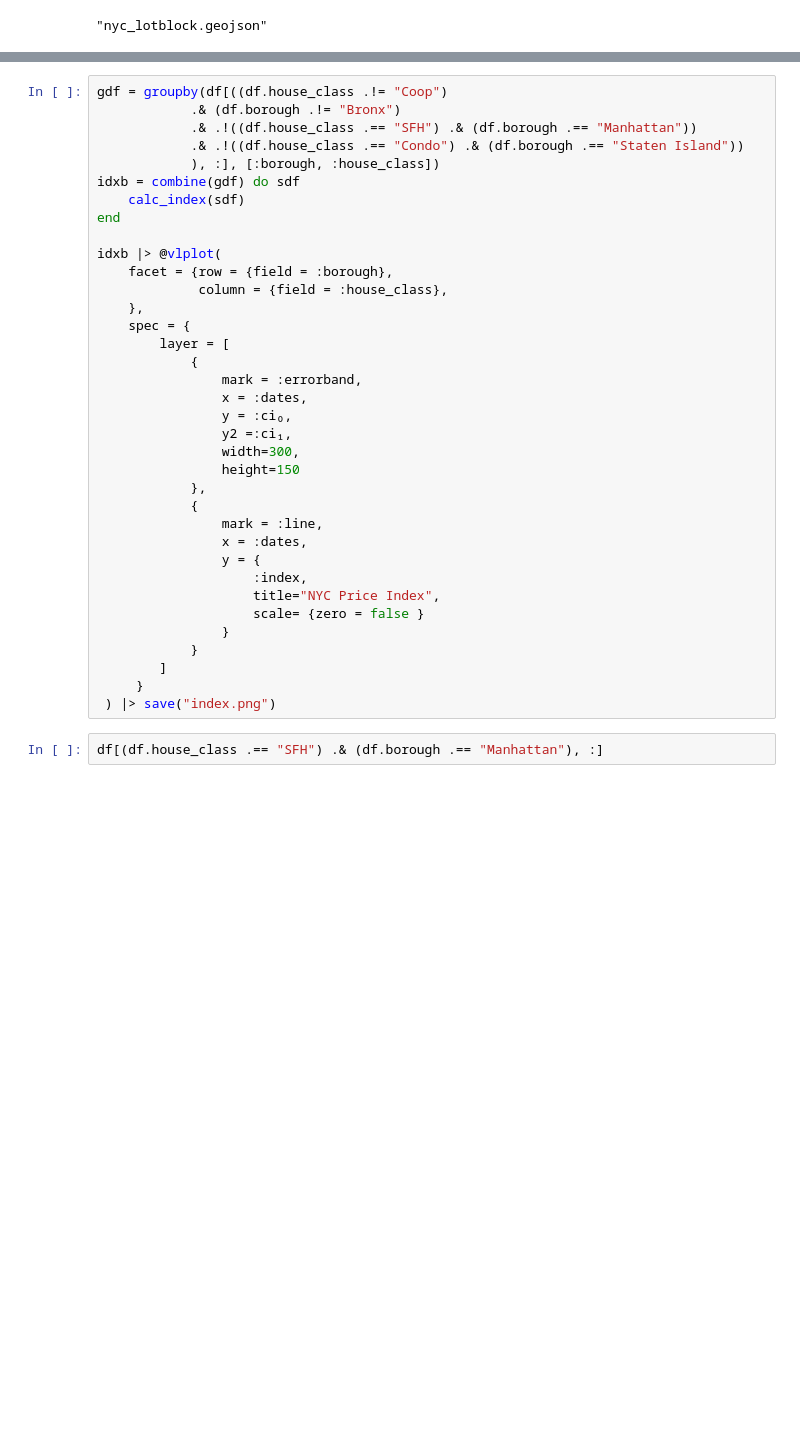
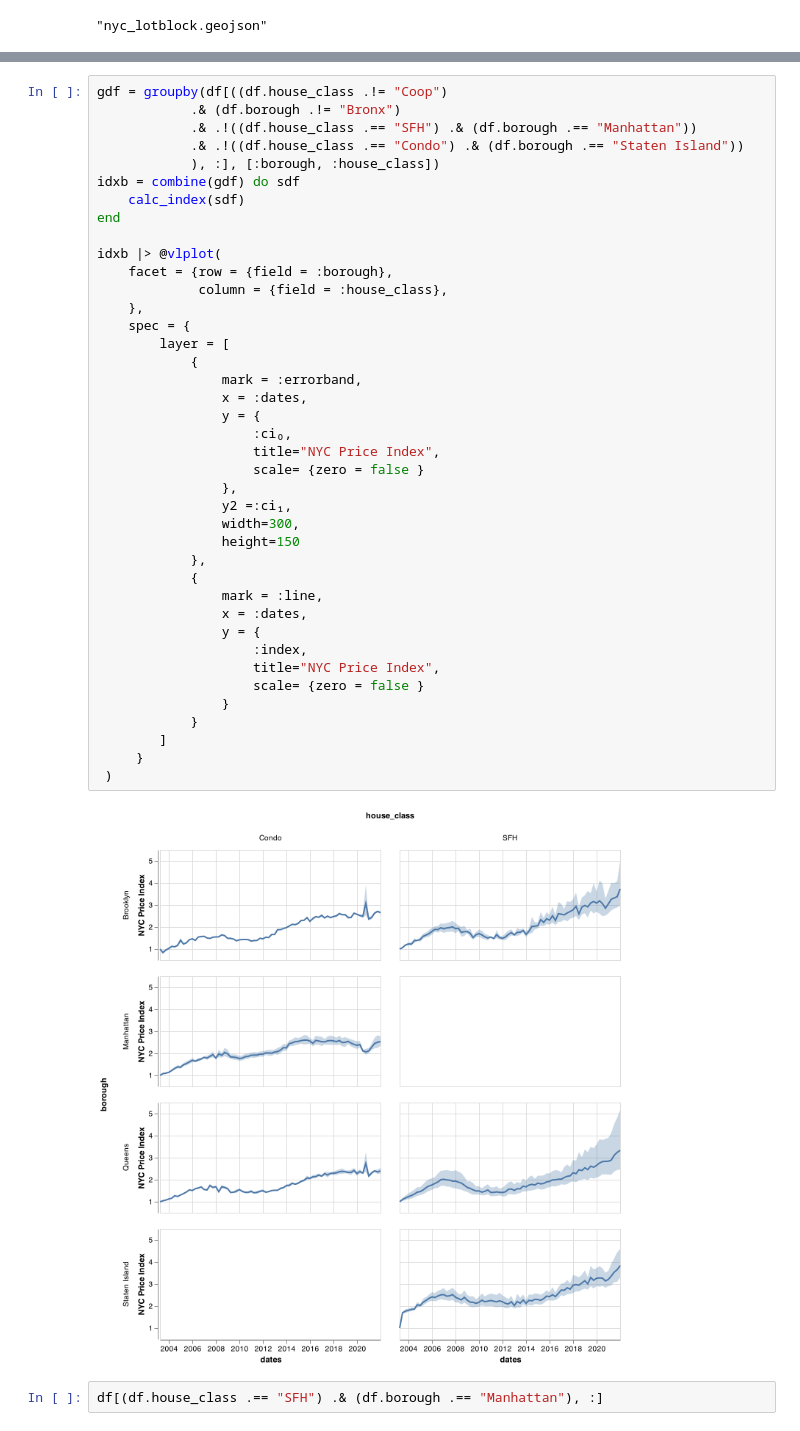
Before and after one commit to ivoytov/manhattan, a Jupyter notebook: manhattan.ipynb, the cells around one changed output, grey strips where cells are left out. Cells and saved outputs as stored; diff of their text form; blank space fills up the shorter version.

```diff
--- a/manhattan.ipynb
+++ b/manhattan.ipynb
@@ -128,35 +128,41 @@ gdf = groupby(df[((df.house_class .!= "Coop")
             .& .!((df.house_class .== "Condo") .& (df.borough .== "Staten Island"))
             ), :], [:borough, :house_class])
 idxb = combine(gdf) do sdf
     calc_index(sdf)
 end
 
 idxb |> @vlplot(
     facet = {row = {field = :borough},
              column = {field = :house_class},
     },
     spec = {
         layer = [
             {
                 mark = :errorband,
                 x = :dates,
-                y = :ci₀,
+                y = {
+                    :ci₀,
+                    title="NYC Price Index",
+                    scale= {zero = false }
+                },
                 y2 =:ci₁,
                 width=300,
                 height=150
             },
             {
                 mark = :line,
                 x = :dates,
                 y = {
                     :index,
                     title="NYC Price Index",
                     scale= {zero = false }
                 }
             }
         ]
      }
- ) |> save("index.png")
+ )
+# %% [output]
+[figure, added]
 # %%
 df[(df.house_class .== "SFH") .& (df.borough .== "Manhattan"), :]
 # %% [output]
```
Also changed, not shown: parts of 6 cells of this notebook.
